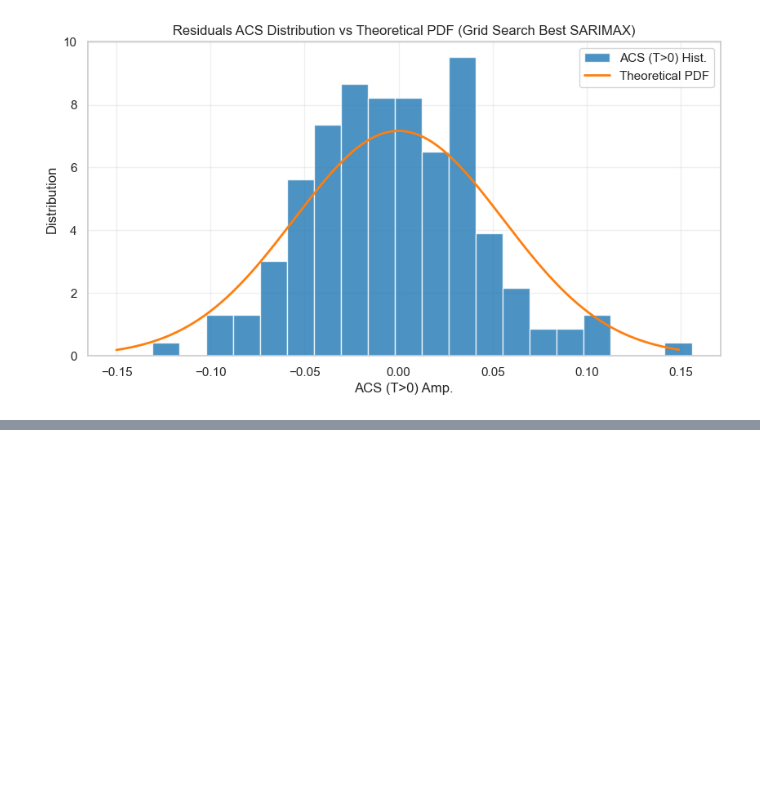
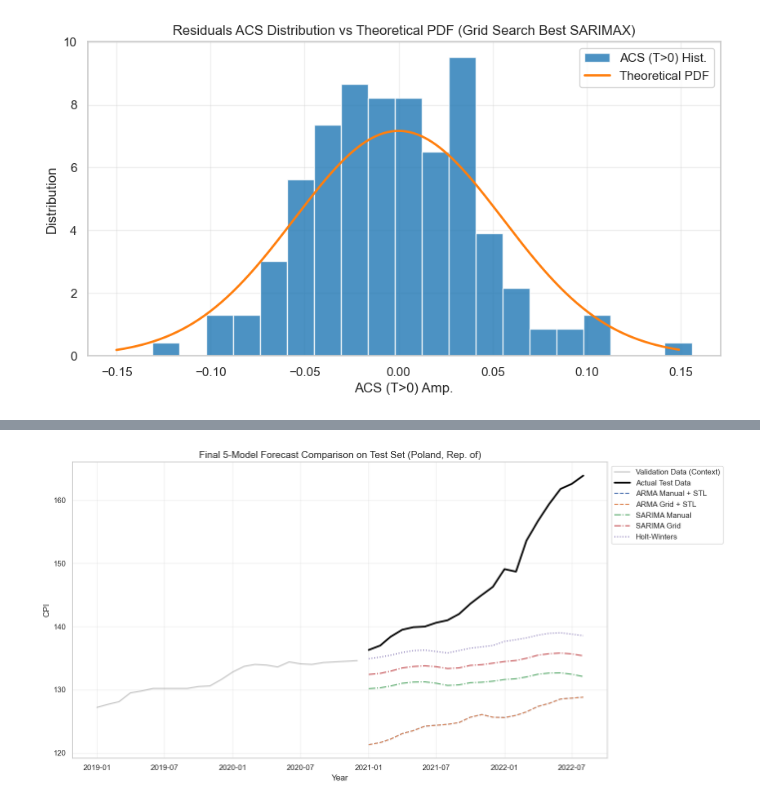
Before and after one commit to Pedr0S22/price-tagging-cpi, a Jupyter notebook: cpi-tagging.ipynb, the cells around one changed output, grey strips where cells are left out. Cells and saved outputs as stored; diff of their text form; code cells hidden in the pictures; blank space fills up the shorter version.

Commit message:
modeling fit for SARIMA, ARMA and triple ES

```diff
--- a/cpi-tagging.ipynb
+++ b/cpi-tagging.ipynb
@@ -629,0 +566,17 @@ MAPE: 6.6874%
+# %%
+# ARMA reconstruction for forecasting
+
+def reconstruct_forecast(arma_model, start_date, end_date, steps, hist_trend, hist_seasonal):
+    """Recombines ARMA residual forecast with extrapolated trend and seasonality."""
+    resid_pred = arma_model.predict(start=start_date, end=end_date)
+
+    # 1. Seasonality: Naively repeat the last 12 months of the seasonal component
+    last_12_seas = hist_seasonal.iloc[-12:].values
+    seas_pred = np.resize(last_12_seas, steps)
+
+    # 2. Trend: Extrapolate using average linear drift from the training set
+    drift = (hist_trend.iloc[-1] - hist_trend.iloc[0]) / len(hist_trend)
+    trend_pred = hist_trend.iloc[-1] + np.arange(1, steps + 1) * drift
+
+    # 3. Recombine: Trend + Seasonal + Residual
+    return pd.Series(trend_pred + seas_pred + resid_pred.values, index=resid_pred.index)
@@ -629,0 +649,26 @@ MAPE: 6.6874%
+# %%
+# =====================================================================
+# 7. FINAL FORECAST PLOT
+# =====================================================================
+plt.figure(figsize=(14, 7))
+
+# Plot historical context (last 2 years of validation to keep chart zoomed in)
+plt.plot(val.iloc[-24:], label="Validation Data (Context)", color='gray', alpha=0.5)
+plt.plot(test, label="Actual Test Data", color='black', linewidth=2.5)
+
+# Plot Forecasts
+plt.plot(pred_arma_man, label="ARMA Manual + STL", linestyle='--')
+plt.plot(pred_arma_grid, label="ARMA Grid + STL", linestyle='--')
+plt.plot(pred_sarima_man, label="SARIMA Manual", linestyle='-.')
+plt.plot(pred_sarima_grid, label="SARIMA Grid", linestyle='-.')
+plt.plot(pred_hw, label="Holt-Winters", linestyle=':')
+
+plt.title(f"Final 5-Model Forecast Comparison on Test Set ({primary_country})", fontsize=14)
+plt.xlabel("Year")
+plt.ylabel("CPI")
+plt.legend(loc='upper left', bbox_to_anchor=(1, 1)) # Puts legend outside chart
+plt.grid(True, alpha=0.3)
+plt.tight_layout()
+plt.show()
+# %% [output]
+[figure, added]
```
Also changed, not shown: parts of 7 cells of this notebook.
